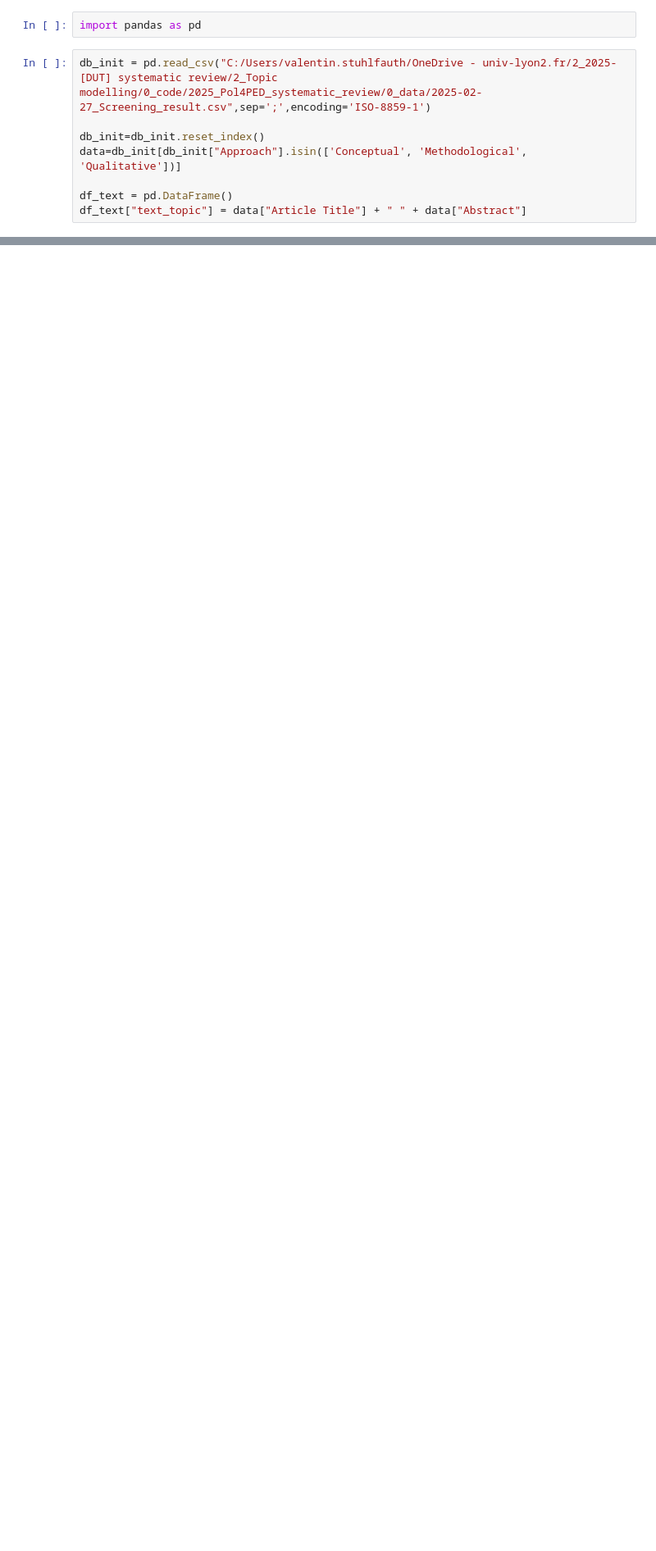
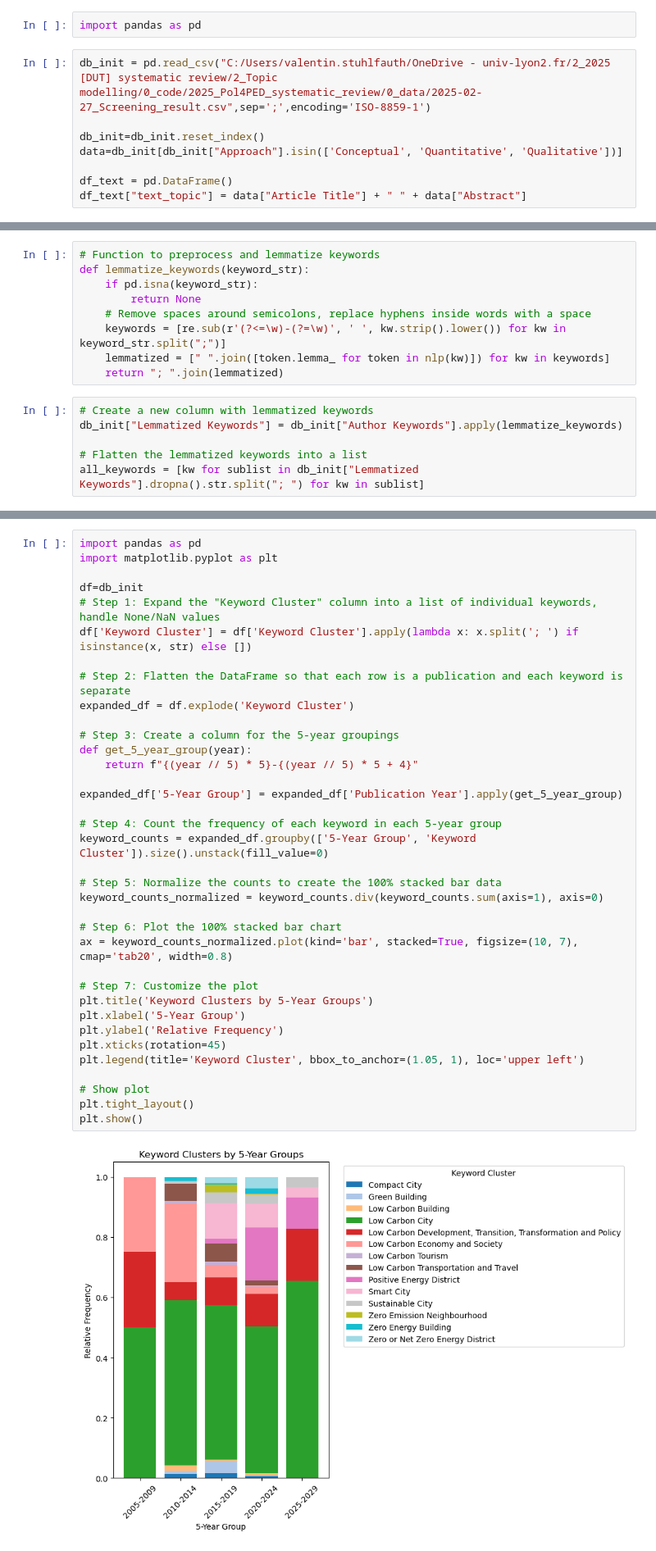
Before and after one commit to vastuhlfauth/2025_Pol4PED_systematic_review, a Jupyter notebook: 1_code/1_bibliometrics-keywords.ipynb, the cells around one changed output, grey strips where cells are left out. Shown at 82% size. Cells and saved outputs as stored; diff of their text form; blank space fills up the shorter version.

Commit message:
Test of visuals

```diff
--- a/1_code/1_bibliometrics-keywords.ipynb
+++ b/1_code/1_bibliometrics-keywords.ipynb
@@ -1,10 +1,10 @@
 # %%
 import pandas as pd
 # %%
-db_init = pd.read_csv("C:/Users/valentin.stuhlfauth/OneDrive - univ-lyon2.fr/2_2025- [DUT] systematic review/2_Topic modelling/0_code/2025_Pol4PED_systematic_review/0_data/2025-02-27_Screening_result.csv",sep=';',encoding='ISO-8859-1')
+db_init = pd.read_csv("C:/Users/valentin.stuhlfauth/OneDrive - univ-lyon2.fr/2_2025 [DUT] systematic review/2_Topic modelling/0_code/2025_Pol4PED_systematic_review/0_data/2025-02-27_Screening_result.csv",sep=';',encoding='ISO-8859-1')
 
 db_init=db_init.reset_index()
-data=db_init[db_init["Approach"].isin(['Conceptual', 'Methodological', 'Qualitative'])]
+data=db_init[db_init["Approach"].isin(['Conceptual', 'Quantitative', 'Qualitative'])]
 
 df_text = pd.DataFrame()
 df_text["text_topic"] = data["Article Title"] + " " + data["Abstract"]
@@ -12,0 +21,15 @@ FileNotFoundError: [Errno 2] No such file or directory: 'C:/Users/valentin.stuhl
+# %%
+# Function to preprocess and lemmatize keywords
+def lemmatize_keywords(keyword_str):
+    if pd.isna(keyword_str):
+        return None
+    # Remove spaces around semicolons, replace hyphens inside words with a space
+    keywords = [re.sub(r'(?<=\w)-(?=\w)', ' ', kw.strip().lower()) for kw in keyword_str.split(";")]
+    lemmatized = [" ".join([token.lemma_ for token in nlp(kw)]) for kw in keywords]
+    return "; ".join(lemmatized)
+# %%
+# Create a new column with lemmatized keywords
+db_init["Lemmatized Keywords"] = db_init["Author Keywords"].apply(lemmatize_keywords)
+
+# Flatten the lemmatized keywords into a list
+all_keywords = [kw for sublist in db_init["Lemmatized Keywords"].dropna().str.split("; ") for kw in sublist]
@@ -12,0 +111,38 @@ FileNotFoundError: [Errno 2] No such file or directory: 'C:/Users/valentin.stuhl
+# %%
+import pandas as pd
+import matplotlib.pyplot as plt
+
+df=db_init
+# Step 1: Expand the "Keyword Cluster" column into a list of individual keywords, handle None/NaN values
+df['Keyword Cluster'] = df['Keyword Cluster'].apply(lambda x: x.split('; ') if isinstance(x, str) else [])
+
+# Step 2: Flatten the DataFrame so that each row is a publication and each keyword is separate
+expanded_df = df.explode('Keyword Cluster')
+
+# Step 3: Create a column for the 5-year groupings
+def get_5_year_group(year):
+    return f"{(year // 5) * 5}-{(year // 5) * 5 + 4}"
+
+expanded_df['5-Year Group'] = expanded_df['Publication Year'].apply(get_5_year_group)
+
+# Step 4: Count the frequency of each keyword in each 5-year group
+keyword_counts = expanded_df.groupby(['5-Year Group', 'Keyword Cluster']).size().unstack(fill_value=0)
+
+# Step 5: Normalize the counts to create the 100% stacked bar data
+keyword_counts_normalized = keyword_counts.div(keyword_counts.sum(axis=1), axis=0)
+
+# Step 6: Plot the 100% stacked bar chart
+ax = keyword_counts_normalized.plot(kind='bar', stacked=True, figsize=(10, 7), cmap='tab20', width=0.8)
+
+# Step 7: Customize the plot
+plt.title('Keyword Clusters by 5-Year Groups')
+plt.xlabel('5-Year Group')
+plt.ylabel('Relative Frequency')
+plt.xticks(rotation=45)
+plt.legend(title='Keyword Cluster', bbox_to_anchor=(1.05, 1), loc='upper left')
+
+# Show plot
+plt.tight_layout()
+plt.show()
+# %% [output]
+[figure, added]
```
Also changed, not shown: parts of 12 cells of this notebook, 2 other files.
